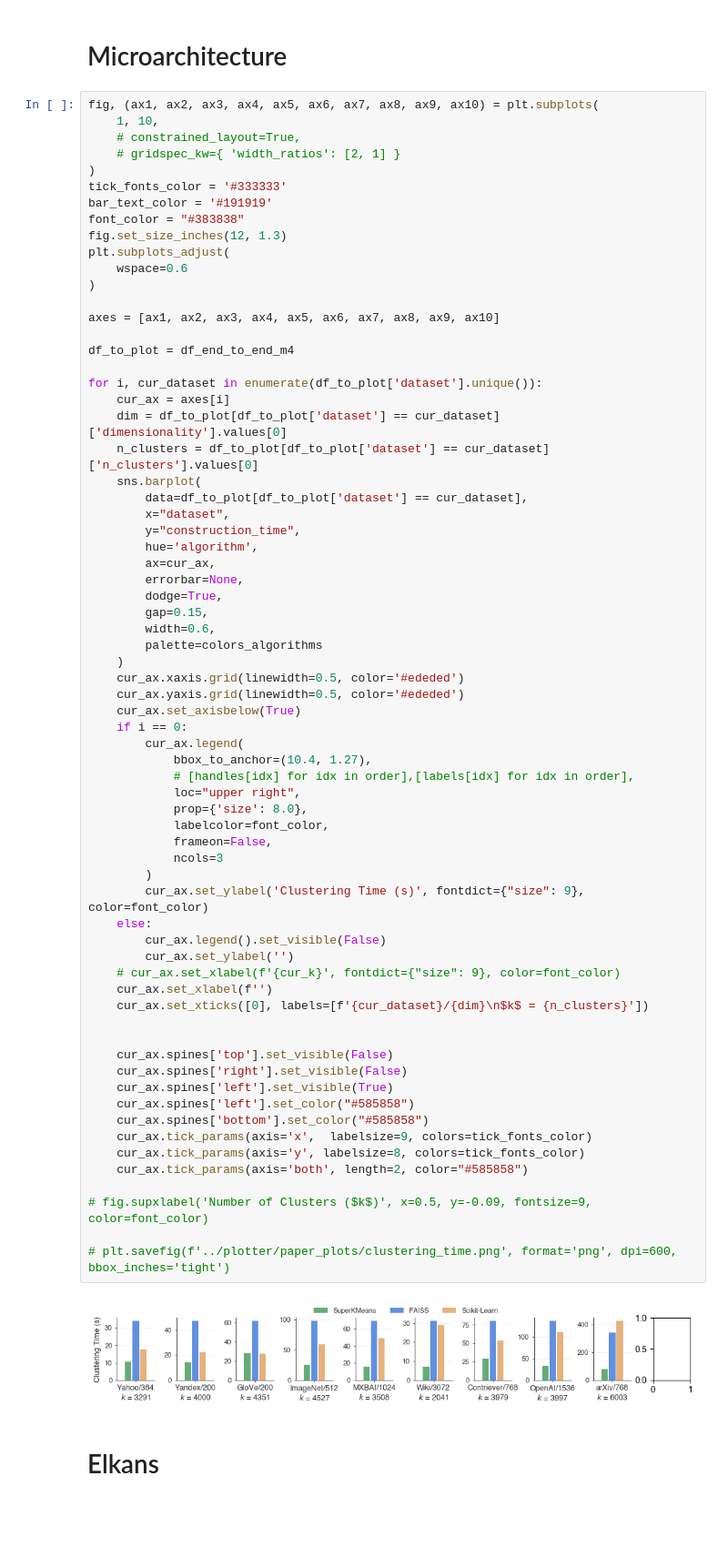
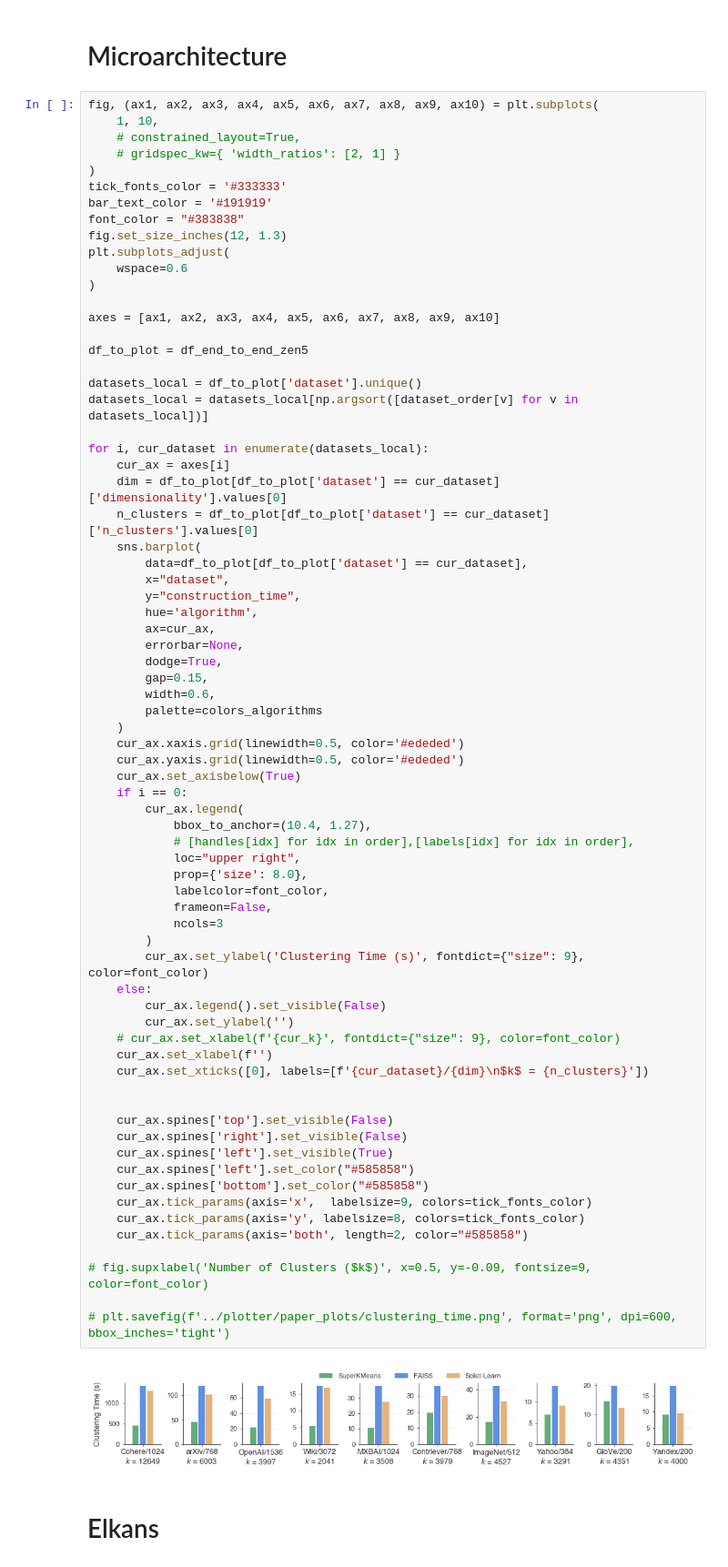
Before and after one commit to lkuffo/SuperKMeans, a Jupyter notebook: benchmarks/results/plotter_sampling.ipynb, the cells around one changed output. Shown at 91% size. Cells and saved outputs as stored; diff of their text form; blank space fills up the shorter version.

```diff
--- a/benchmarks/results/plotter_sampling.ipynb
+++ b/benchmarks/results/plotter_sampling.ipynb
@@ -1610,9 +1632,12 @@ plt.subplots_adjust(
 
 axes = [ax1, ax2, ax3, ax4, ax5, ax6, ax7, ax8, ax9, ax10]
 
-df_to_plot = df_end_to_end_m4
+df_to_plot = df_end_to_end_zen5
 
-for i, cur_dataset in enumerate(df_to_plot['dataset'].unique()):
+datasets_local = df_to_plot['dataset'].unique()
+datasets_local = datasets_local[np.argsort([dataset_order[v] for v in datasets_local])]
+
+for i, cur_dataset in enumerate(datasets_local):
     cur_ax = axes[i]
     dim = df_to_plot[df_to_plot['dataset'] == cur_dataset]['dimensionality'].values[0]
     n_clusters = df_to_plot[df_to_plot['dataset'] == cur_dataset]['n_clusters'].values[0]
@@ -1636,34 +1661,34 @@ for i, cur_dataset in enumerate(df_to_plot['dataset'].unique()):
             bbox_to_anchor=(10.4, 1.27),
             # [handles[idx] for idx in order],[labels[idx] for idx in order],
             loc="upper right",
             prop={'size': 8.0},
             labelcolor=font_color,
             frameon=False,
             ncols=3
         )
         cur_ax.set_ylabel('Clustering Time (s)', fontdict={"size": 9}, color=font_color)
     else:
         cur_ax.legend().set_visible(False)
         cur_ax.set_ylabel('')
     # cur_ax.set_xlabel(f'{cur_k}', fontdict={"size": 9}, color=font_color)
     cur_ax.set_xlabel(f'')
     cur_ax.set_xticks([0], labels=[f'{cur_dataset}/{dim}\n$k$ = {n_clusters}'])
 
 
     cur_ax.spines['top'].set_visible(False)
     cur_ax.spines['right'].set_visible(False)
     cur_ax.spines['left'].set_visible(True)
     cur_ax.spines['left'].set_color("#585858")
     cur_ax.spines['bottom'].set_color("#585858")
     cur_ax.tick_params(axis='x',  labelsize=9, colors=tick_fonts_color)
     cur_ax.tick_params(axis='y', labelsize=8, colors=tick_fonts_color)
     cur_ax.tick_params(axis='both', length=2, color="#585858")
 
 # fig.supxlabel('Number of Clusters ($k$)', x=0.5, y=-0.09, fontsize=9, color=font_color)
 
 # plt.savefig(f'../plotter/paper_plots/clustering_time.png', format='png', dpi=600, bbox_inches='tight')
 # %% [output]
-[figure, old version]
+[figure, new version]
 # %% [markdown]
 # Elkans
 # %%
```
Also changed, not shown: parts of 1 cell of this notebook, 4 other files.
